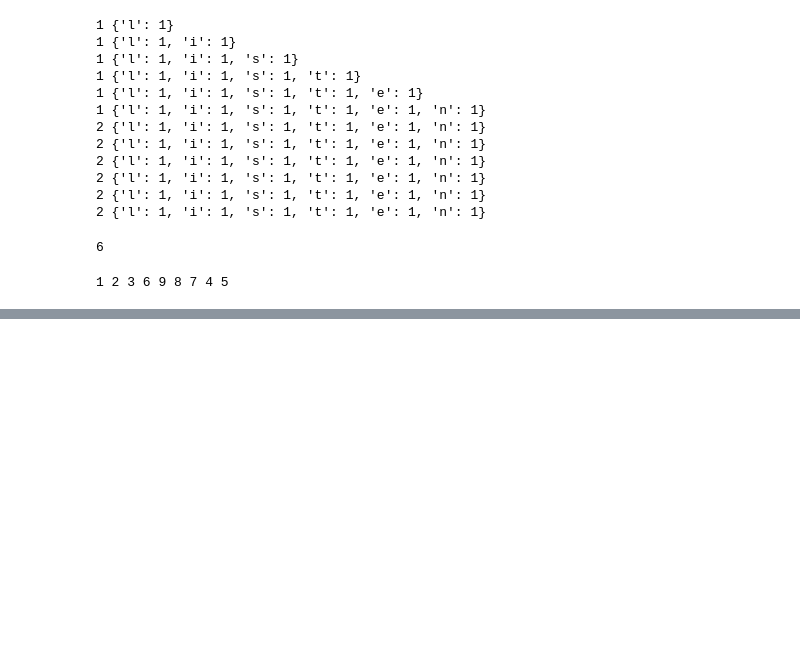
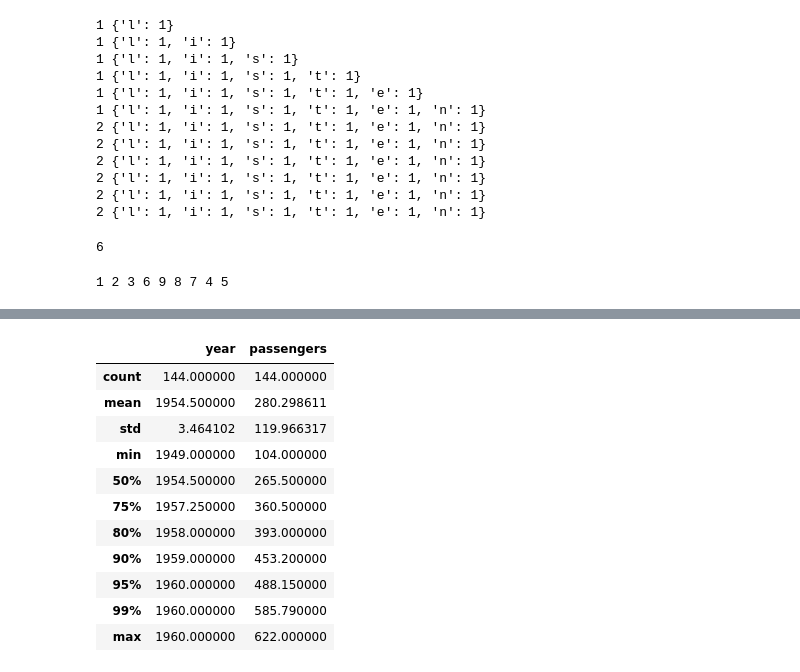
Before and after one commit to FardinKhan10/Stat-ML, a Jupyter notebook: Demo.ipynb, the cells around one changed output, grey strips where cells are left out. Drawn from its saved outputs; the diff is of its cells as text; code cells hidden in the pictures; blank space fills up the shorter version.

```diff
--- a/Demo.ipynb
+++ b/Demo.ipynb
@@ -587,0 +619,6 @@ for num in result:
+# %%
+# import flights data set form seaborn
+data = sns.load_dataset('flights')
+
+# data sample
+data.head()
@@ -587,0 +704,15 @@ for num in result:
+# %%
+data.describe( percentiles=[0.5,0.75,0.80,0.90,0.95,0.99])
+# %% [output]
+|  | year | passengers |
+| count | 144.000000 | 144.000000 |
+| mean | 1954.500000 | 280.298611 |
+| std | 3.464102 | 119.966317 |
+| min | 1949.000000 | 104.000000 |
+| 50% | 1954.500000 | 265.500000 |
+| 75% | 1957.250000 | 360.500000 |
+| 80% | 1958.000000 | 393.000000 |
+| 90% | 1959.000000 | 453.200000 |
+| 95% | 1960.000000 | 488.150000 |
+| 99% | 1960.000000 | 585.790000 |
+| max | 1960.000000 | 622.000000 |
```
Also changed, not shown: parts of 11 cells of this notebook, 4 other files.
